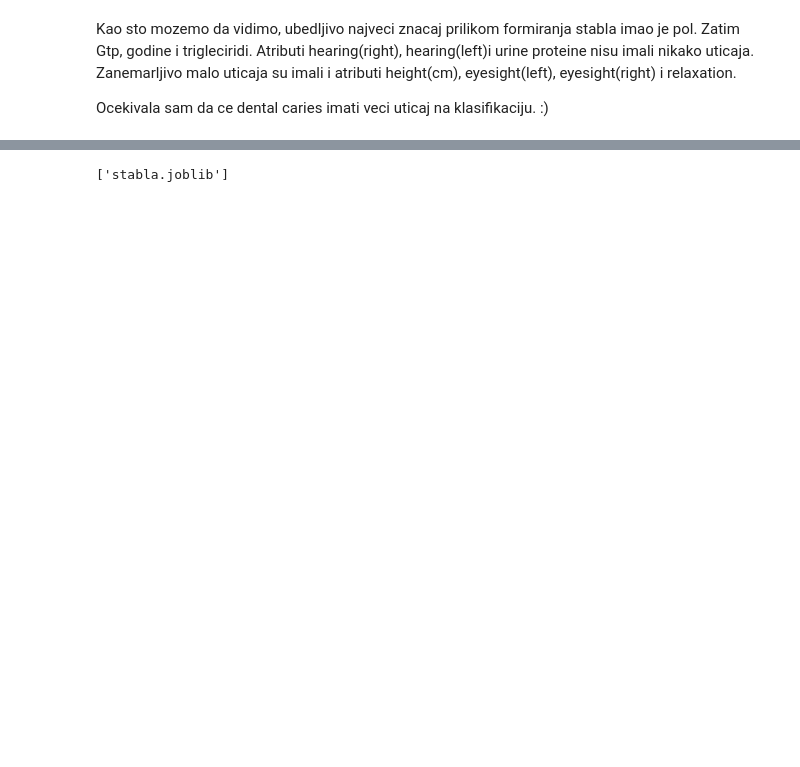
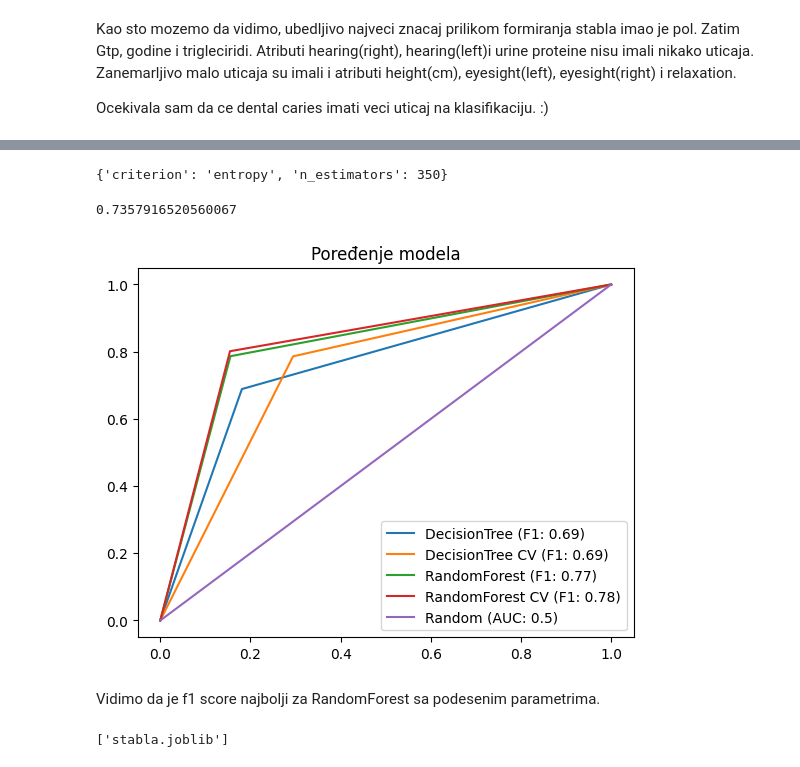
Before and after one commit to MATF-istrazivanje-podataka-1/2023_Data_Mining_Smoking_Dataset, a Jupyter notebook: models/classification/Stabla_odlucivanja.ipynb, the cells around one changed output, grey strips where cells are left out. Drawn from its saved outputs; the diff is of its cells as text; code cells hidden in the pictures; blank space fills up the shorter version.

```diff
--- a/models/classification/Stabla_odlucivanja.ipynb
+++ b/models/classification/Stabla_odlucivanja.ipynb
@@ -363,0 +289,5 @@ plt.show()
+# %%
+from sklearn.ensemble import RandomForestClassifier
+
+rfc_no_params = RandomForestClassifier(random_state=0)
+rfc_no_params.fit(X_train, Y_train)
@@ -363,0 +340,17 @@ plt.show()
+# %%
+params = {
+    'criterion': ['gini', 'entropy', 'log_loss'],
+    'n_estimators': [100, 150, 200, 250, 300, 350, 400, 450, 500]
+}
+
+rfc_cv = GridSearchCV(RandomForestClassifier(), param_grid=params, scoring='f1', cv=3)
+# %%
+rfc_cv.fit(X_train, Y_train)
+# %%
+rfc_cv.best_params_
+# %% [output]
+{'criterion': 'entropy', 'n_estimators': 350}
+# %%
+rfc_cv.best_score_
+# %% [output]
+0.7357916520560067
@@ -364,2 +361,24 @@ plt.show()
+# %%
+from sklearn.metrics import f1_score, roc_curve, roc_auc_score
+
+models = [dtc, estimator.best_estimator_, rfc_no_params, rfc_cv.best_estimator_]
+model_names = ['DecisionTree', 'DecisionTree CV',  'RandomForest', 'RandomForest CV']
+
+for model, model_name in zip(models, model_names):
+    y_pred = model.predict(X_test)
+    fpr, tpr, _ = roc_curve(Y_test, y_pred)
+    auc = roc_auc_score(Y_test, y_pred)
+    f1 = f1_score(Y_test, y_pred)  # Dodajemo izračunavanje F1-score
+    lab = model_name + " (F1: " + str(round(f1, 2)) + ")"  # Prikazujemo F1-score umesto AUC
+    plt.plot(fpr, tpr, label=lab)
+
+plt.plot([0, 1], [0, 1], label='Random (AUC: 0.5)')  # Prikazujemo isti random krivu, iako koristimo F1-score
+plt.title("Poređenje modela")
+plt.legend()
+plt.show()
+# %% [output]
+[figure, added]
+# %% [markdown]
+Vidimo da je f1 score najbolji za RandomForest sa podesenim parametrima.
 # %%
 from joblib import dump
```
Also changed, not shown: parts of 43 cells of this notebook, 6 other files.
